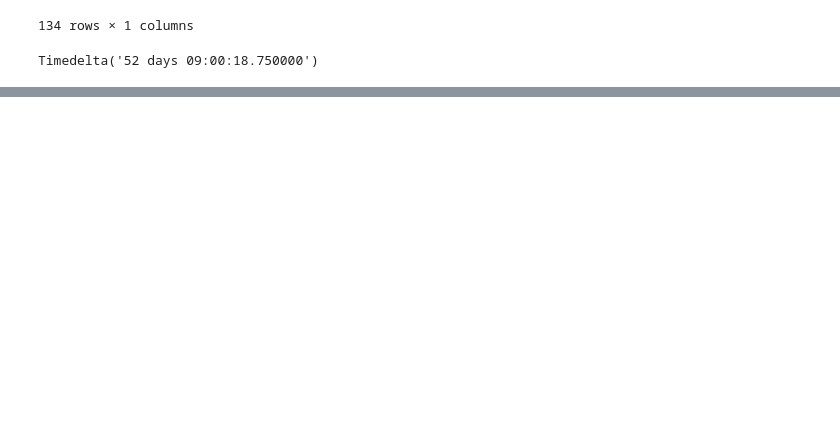
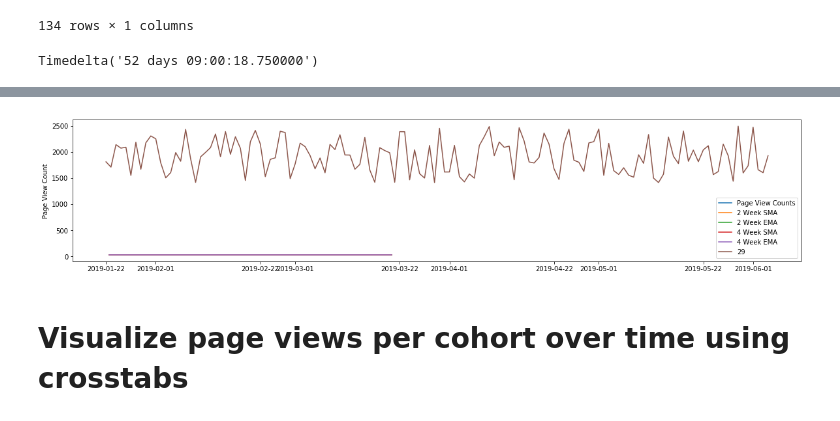
Before and after one commit to jessejinnaruiz/ds-methodologies-exercises, a Jupyter notebook: anomaly/anomaly_detection.ipynb, the cells around one changed output, grey strips where cells are left out. Drawn from its saved outputs; the diff is of its cells as text; code cells hidden in the pictures; blank space fills up the shorter version.

```diff
--- a/anomaly/anomaly_detection.ipynb
+++ b/anomaly/anomaly_detection.ipynb
@@ -1586,0 +1555,49 @@ yhat = pd.DataFrame(dict(actual=test))
+# %%
+def make_SMA_EMA_plots(train, dummy, test):
+    # Calculating the short-window simple moving average
+    short_rolling2 = train.rolling(window=2).mean()
+
+    # Calculating the long-window simple moving average
+    long_rolling2 = train.rolling(window=4).mean()
+
+    # Using Pandas to calculate a 2 week span EMA.
+    # adjust=False specifies that we are interested in the
+    # recursive calculation mode.
+    ema_short = train.ewm(span=2, adjust=False).mean()
+    ema_long = train.ewm(span=4, adjust=False).mean()
+    span = 4
+    ema_long = train.ewm(span=span, adjust=False).mean()
+    midband = ema_long[-1]
+    ub = midband + ema_long[-24:-1].std()*3
+    lb = midband - ema_long[-24:-1].std()*3
+    fig, ax = plt.subplots(figsize=(20,4))
+
+    ax.plot(train.index,
+            train,
+            label='Page View Counts')
+
+    ax.plot(short_rolling2.index,
+            short_rolling2,
+            label = '2 Week SMA')
+    ax.plot(long_rolling2.index,
+            ema_short,
+            label = '2 Week EMA')
+    ax.plot(long_rolling2.index,
+            long_rolling2,
+            label = '4 Week SMA')
+    ax.plot(long_rolling2.index,
+            ema_long,
+            label = '4 Week EMA')
+    ax.plot(dummy.index,
+           dummy.iloc[:,0])
+
+    ax.legend(loc='best')
+    ax.set_ylabel('Page View Count')
+
+    yhat = pd.DataFrame(dict(actual=test))
+# %%
+make_SMA_EMA_plots(train_29, coh29_dummy, test_29)
+# %% [output]
+[figure, added]
+# %% [markdown]
+# Visualize page views per cohort over time using crosstabs
```
Also changed, not shown: parts of 156 cells of this notebook.
